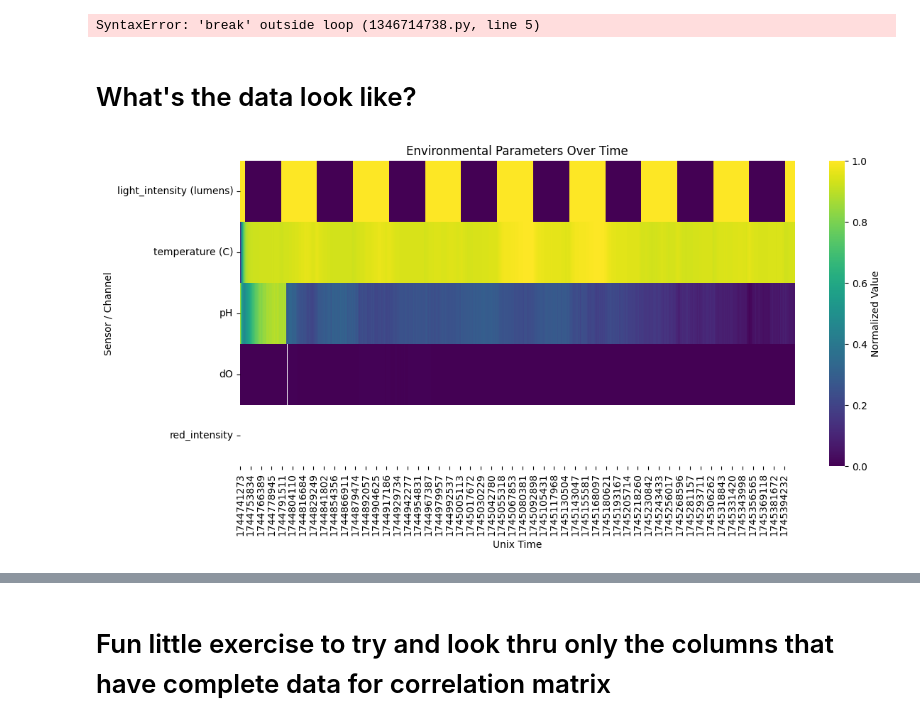
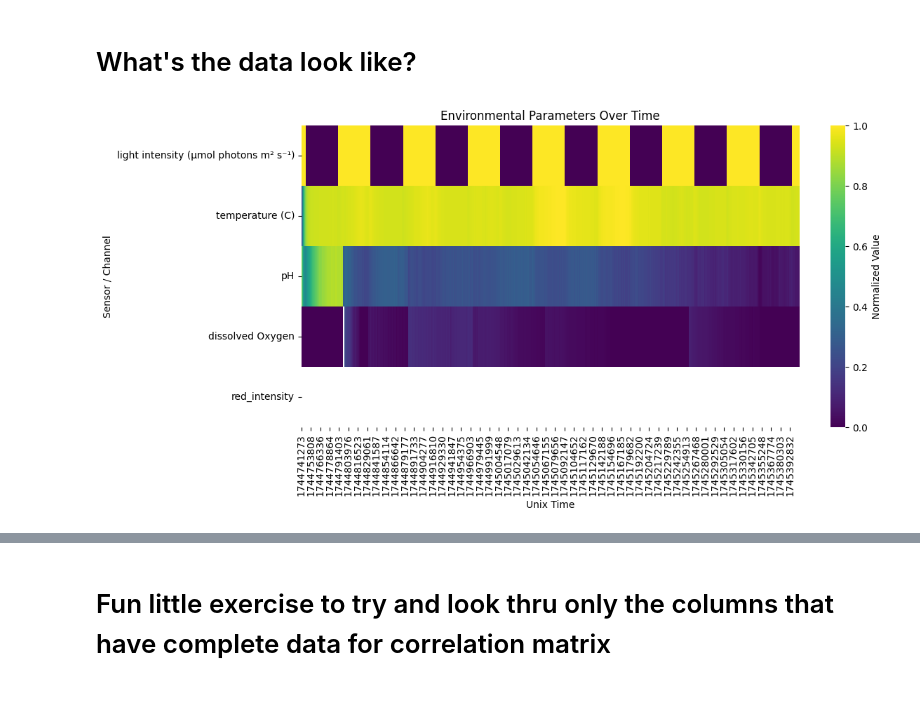
Before and after one commit to YitongTseo/cyanobacteria_factory, a Jupyter notebook: data_collation.ipynb, the cells around one changed output, grey strips where cells are left out. Drawn from its saved outputs; the diff is of its cells as text; code cells hidden in the pictures; blank space fills up the shorter version.

Commit message:
new dataset + trying to get axes nice

```diff
--- a/data_collation.ipynb
+++ b/data_collation.ipynb
@@ -89,42 +91,48 @@ df_combined.to_csv(
     'cyano_culture_datasets/04-15-2025 culture/combined_dataset.csv',
     index=False
 )
-break
-# %% [output]
-SyntaxError: 'break' outside loop (1346714738.py, line 5)
+# %%
+df_combined = pd.read_csv('cyano_culture_datasets/04-15-2025 culture/combined_dataset.csv')
+I_0 = df_combined['red_intensity'].max()
+def calculate_od_from_red_intensity(red_intensity, I0 = I_0):
+    if pd.isna(red_intensity):
+        return np.nan
+    # Replace with your actual formula. For example:
+    if red_intensity <= 0: return np.nan
+    return -np.log10(red_intensity / I0)
 # %% [markdown]
 # What's the data look like?
 # %%
 import seaborn as sns
 import matplotlib.pyplot as plt
 
 heatmap_data = df_combined[
     [
         'unixtime',
-        'light_intensity (lumens)',
+        'light intensity (μmol photons m² s⁻¹)',
         "temperature (C)",
         "pH",
-        "dO",
+        "dissolved Oxygen",
         "red_intensity",
         # "green_intensity",
         # "blue_intensity",
     ]
 ]
 heatmap_data = heatmap_data.dropna(how="all")
 heatmap_data = heatmap_data.set_index("unixtime")
 normalized = (heatmap_data - heatmap_data.min()) / (
     heatmap_data.max() - heatmap_data.min()
 )
 
 # Plot
 plt.figure(figsize=(12, 6))
 sns.heatmap(
     normalized.transpose(), cmap="viridis", cbar_kws={"label": "Normalized Value"}
 )
 plt.xlabel("Unix Time")
 plt.ylabel("Sensor / Channel")
 plt.title("Environmental Parameters Over Time")
 plt.tight_layout()
 plt.show()
 # %% [output]
-[figure, old version]
+[figure, new version]
```
Also changed, not shown: parts of 9 cells of this notebook, 9 other files.
